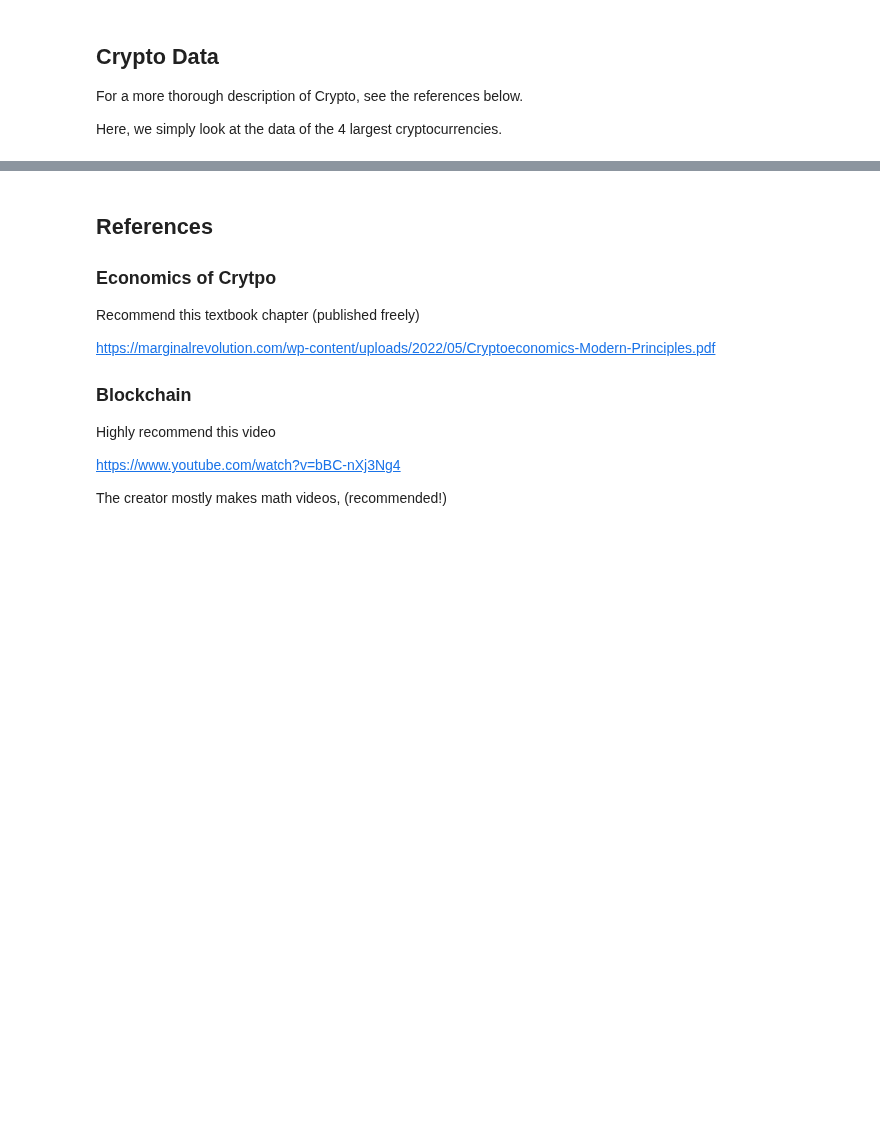
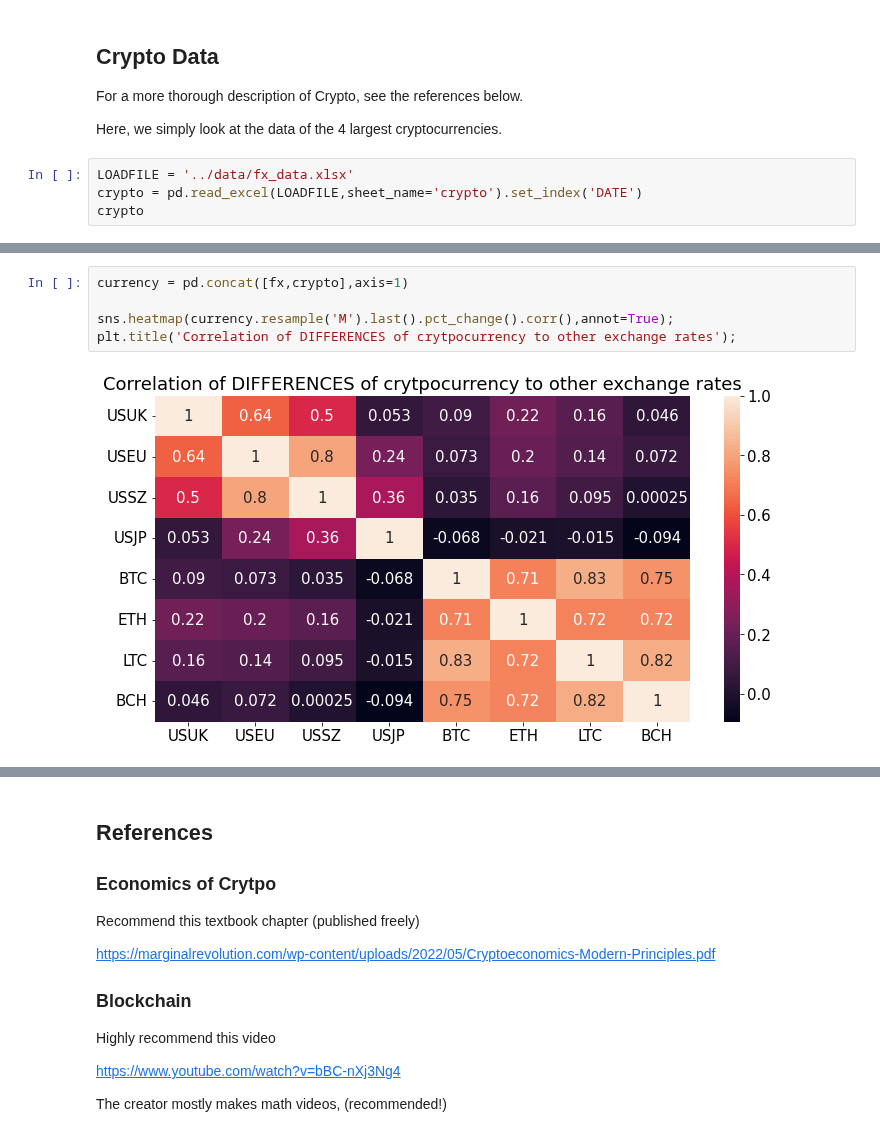
Before and after one commit to MarkHendricks/drw-markets, a Jupyter notebook: notebooks/B.1. Currency.ipynb, the cells around one changed output, grey strips where cells are left out. Drawn from its saved outputs; the diff is of its cells as text; blank space fills up the shorter version.

```diff
--- a/notebooks/B.1. Currency.ipynb
+++ b/notebooks/B.1. Currency.ipynb
@@ -359,3 +367,7 @@ This is is known as the **carry trade**.
 For a more thorough description of Crypto, see the references below.
 
 Here, we simply look at the data of the 4 largest cryptocurrencies.
+# %%
+LOADFILE = '../data/fx_data.xlsx'
+crypto = pd.read_excel(LOADFILE,sheet_name='crypto').set_index('DATE')
+crypto
@@ -361,0 +389,7 @@ Here, we simply look at the data of the 4 largest cryptocurrencies.
+# %%
+currency = pd.concat([fx,crypto],axis=1)
+
+sns.heatmap(currency.resample('M').last().pct_change().corr(),annot=True);
+plt.title('Correlation of DIFFERENCES of crytpocurrency to other exchange rates');
+# %% [output]
+[figure, added]
```
Also changed, not shown: parts of 5 cells of this notebook, 11 other files.
